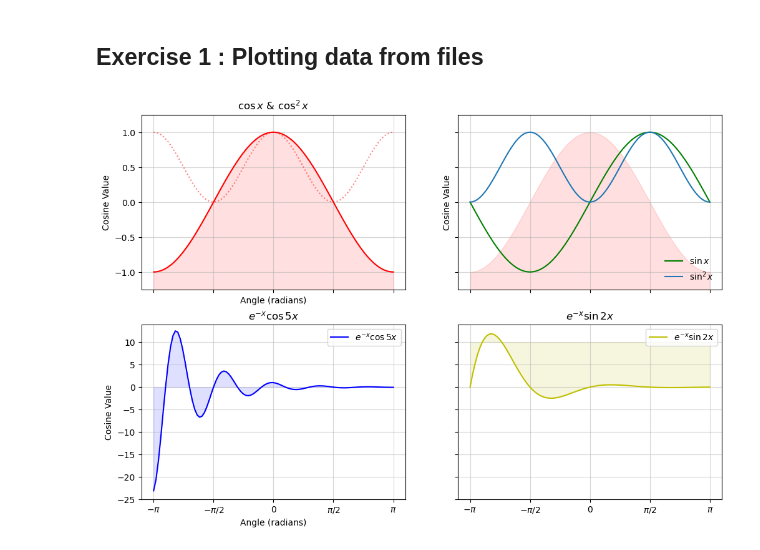
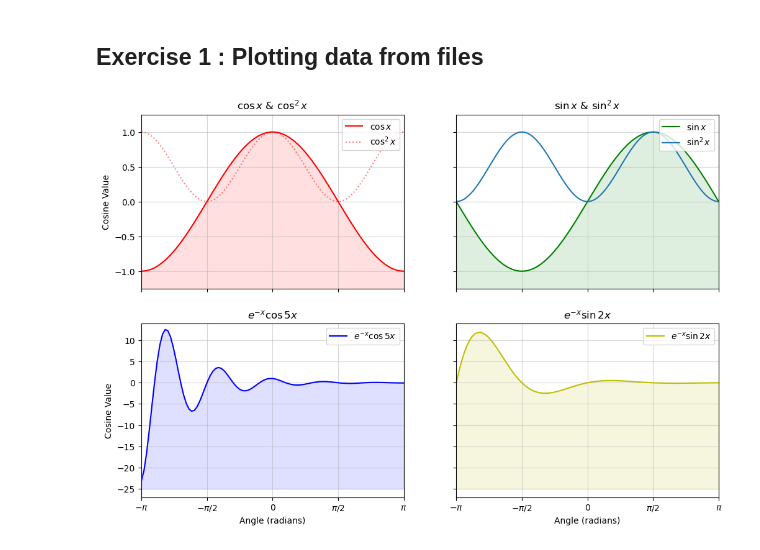
Before and after one commit to SPS-SP2273/learning-portfolio-yugan01, a Jupyter notebook: plotting/plotting_(good).ipynb, the cells around one changed output. Cells and saved outputs as stored; diff of their text form; code cells hidden in the pictures.

```diff
--- a/plotting/plotting_(good).ipynb
+++ b/plotting/plotting_(good).ipynb
@@ -186,5 +205,19 @@ for a in ax.flatten():
 # %% [markdown]
 ### 4.2 Scatter plots
 # %%
+data = {}
+for label in ['All', 'NUS']:
+    filename = f'sg-gov-graduate-employment-survey_basic_monthly_mean_{label.lower()}.csv'
+    data[label] = np.loadtxt(filename, skiprows=1)
 
-# Your code here
+plt.style.use('seaborn-v0_8-darkgrid')
+
+for label, numbers in data.items():
+    x = range(len(numbers))
+    y = numbers
+    plt.scatter(x, y, label=label, alpha=.5)
+
+plt.xlabel('Position in the list')
+plt.ylabel('Mean of Basic Montly Eraning (S$)')
+plt.legend()
+plt.show()
@@ -247,40 +282,42 @@ axes[0, 0].plot(x, cos_x**2, color='r',
                 linestyle=':', label='$\cos^2 x$', alpha = .5)
 axes[0, 0].set_title('$\cos x$ & $\cos^2x$')
 axes[0, 0].set_ylabel('Cosine Value')
+axes[0, 0].set_xlim(-np.pi, np.pi)
 axes[0, 0].fill_between(x, cos_x, -2, color='r', alpha=.125)
-axes[0, 0].set_xlabel('Angle (radians)')
+axes[0, 0].legend(loc='upper right')
 
 #------- Subplot 2 -------#
 axes[0, 1].plot(x, sin_x, color='g', label='$\sin x$')
-axes[0, 1].fill_between(x, cos_x, -2, color='r', alpha=.125)
+axes[0, 1].fill_between(x, sin_x, -2, color='g', alpha=.125)
 axes[0, 1].plot(x, sin_x**2, label='$\sin^2 x$')
-axes[0, 1].set_ylabel('Cosine Value')
+axes[0, 1].set_title('$\sin x$ & $\sin^2x$')
 axes[0, 1].set_ylim(-1.25, 1.25)
-axes[0, 1].legend(loc='lower right', frameon=False)
+axes[0, 1].legend(loc='upper right')
 
 #------- Subplot 3 -------#
 axes[1, 0].plot(x, fun1_x, color='b', label='$e^{-x}\cos 5x$')
-axes[1, 0].fill_between(x, fun1_x, 0, color='b', alpha=.125)
+axes[1, 0].fill_between(x, fun1_x, -25, color='b', alpha=.125)
 axes[1, 0].set_title('$e^{-x}\cos 5x$')
 axes[1, 0].set_xlabel('Angle (radians)')
 axes[1, 0].set_ylabel('Cosine Value')
 axes[1, 0].set_xticks([-np.pi, -np.pi / 2, 0, np.pi / 2, np.pi])
-axes[1, 0].set_ylim(-25, 14)
+axes[1, 0].set_ylim(-27, 14)
 axes[1, 0].set_xticklabels(['$-\pi$', '$-\pi/2$', '0', '$\pi/2$', '$\pi$'])
 axes[1, 0].legend()
 
 #------- Subplot 4 -------#
 axes[1, 1].plot(x, fun2_x, color='y', label='$e^{-x}\sin 2x$')
 axes[1, 1].set_title('$e^{-x}\sin 2x$')
-axes[1, 1].fill_between(x, fun2_x, 10, color='y', alpha=.125)
+axes[1, 1].set_xlabel('Angle (radians)')
+axes[1, 1].fill_between(x, fun2_x, -25, color='y', alpha=.125)
 axes[1, 1].set_xticks([-np.pi, -np.pi / 2, 0, np.pi / 2, np.pi])
 axes[1, 1].legend()
 
 # 'flatten', 'opens' the 2D array into a simple 1D array
 for a in axes.flatten():
     a.grid(alpha=.5)
 
 # plt.tight_layout()
 plt.show()
 # %% [output]
-[figure, old version]
+[figure, new version]
```
Also changed, not shown: parts of 2 cells of this notebook, 3 other files.
